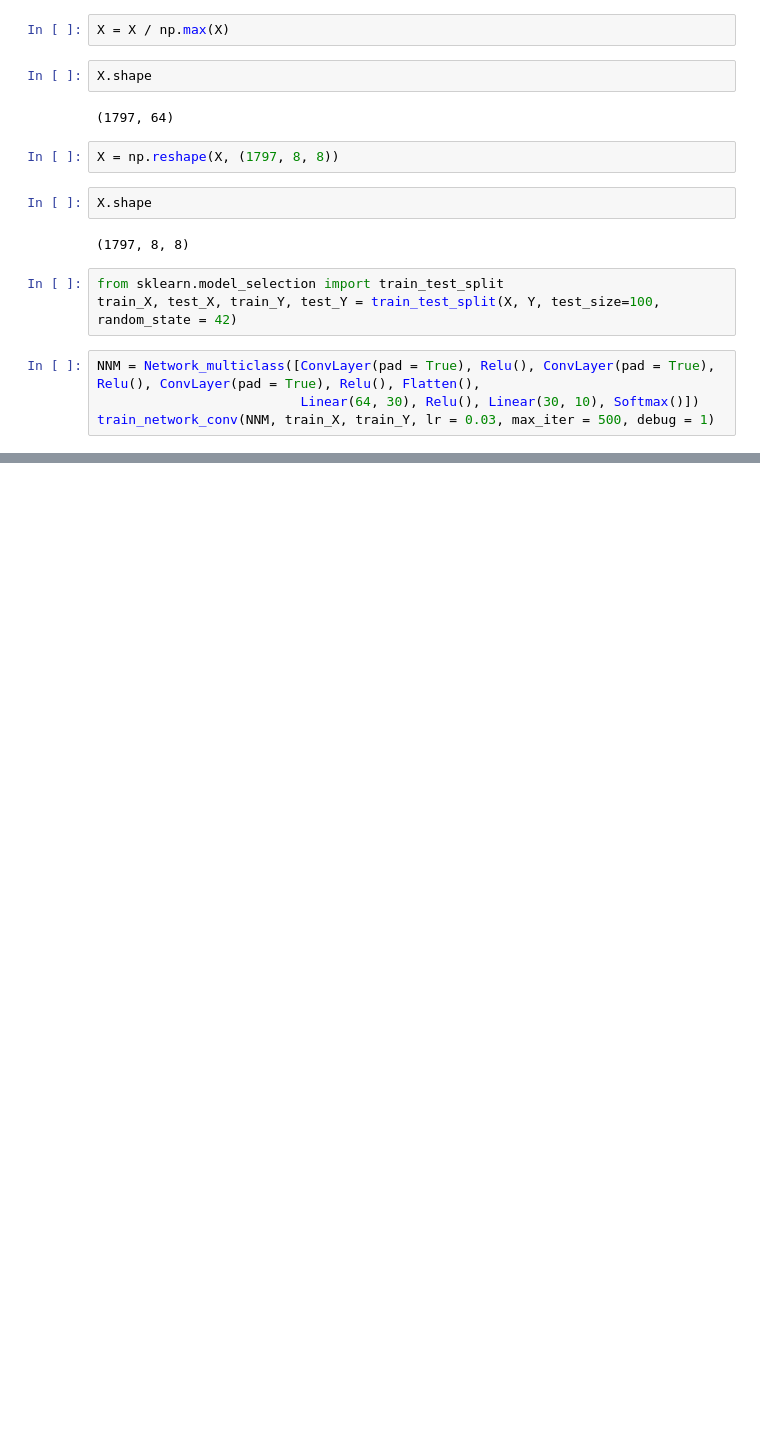
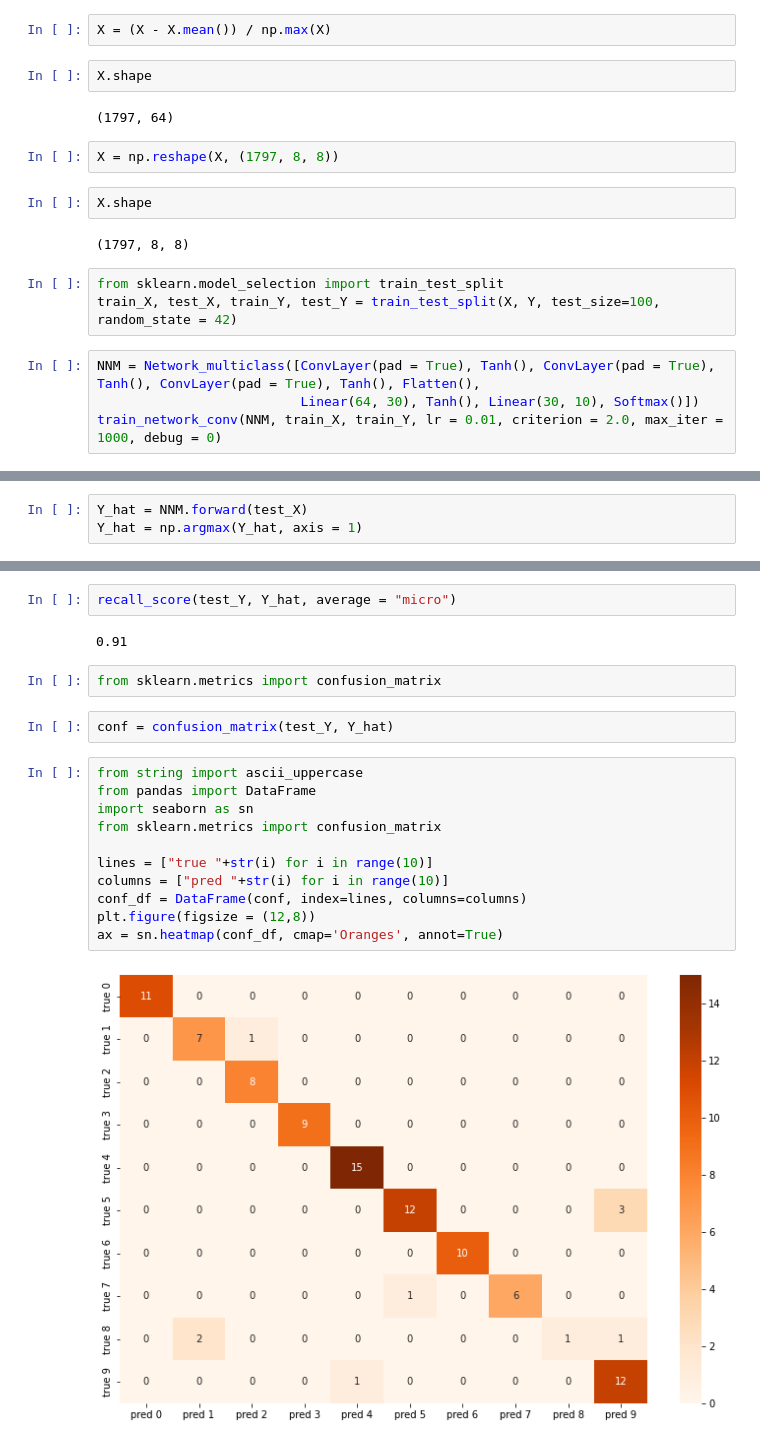
Before and after one commit to yuriy5139/MachineLearning, a Jupyter notebook: Neural Networks Convolutions.ipynb, the cells around one changed output, grey strips where cells are left out. Saved outputs shown, nothing was run; the diff lists cells and outputs as text; blank space fills up the shorter version.

Commit message:
conv layer done

```diff
--- a/Neural Networks Convolutions.ipynb
+++ b/Neural Networks Convolutions.ipynb
@@ -591,7 +606,7 @@ plt.show()
 # %%
 X, Y = digits.data, digits.target
 # %%
-X = X / np.max(X)
+X = (X - X.mean()) / np.max(X)
 # %%
 X.shape
 # %% [output]
@@ -606,7 +621,7 @@ X.shape
 from sklearn.model_selection import train_test_split
 train_X, test_X, train_Y, test_Y = train_test_split(X, Y, test_size=100, random_state = 42)
 # %%
-NNM = Network_multiclass([ConvLayer(pad = True), Relu(), ConvLayer(pad = True), Relu(), ConvLayer(pad = True), Relu(), Flatten(),
-                          Linear(64, 30), Relu(), Linear(30, 10), Softmax()])
-train_network_conv(NNM, train_X, train_Y, lr = 0.03, max_iter = 500, debug = 1)
+NNM = Network_multiclass([ConvLayer(pad = True), Tanh(), ConvLayer(pad = True), Tanh(), ConvLayer(pad = True), Tanh(), Flatten(),
+                          Linear(64, 30), Tanh(), Linear(30, 10), Softmax()])
+train_network_conv(NNM, train_X, train_Y, lr = 0.01, criterion = 2.0, max_iter = 1000, debug = 0)
 # %% [output]
@@ -614,0 +647,3 @@ AxisError: axis 1 is out of bounds for array of dimension 1
+# %%
+Y_hat = NNM.forward(test_X)
+Y_hat = np.argmax(Y_hat, axis = 1)
@@ -614,0 +659,21 @@ AxisError: axis 1 is out of bounds for array of dimension 1
+# %%
+recall_score(test_Y, Y_hat, average = "micro")
+# %% [output]
+0.91
+# %%
+from sklearn.metrics import confusion_matrix
+# %%
+conf = confusion_matrix(test_Y, Y_hat)
+# %%
+from string import ascii_uppercase
+from pandas import DataFrame
+import seaborn as sn
+from sklearn.metrics import confusion_matrix
+
+lines = ["true "+str(i) for i in range(10)]
+columns = ["pred "+str(i) for i in range(10)]
+conf_df = DataFrame(conf, index=lines, columns=columns)
+plt.figure(figsize = (12,8))
+ax = sn.heatmap(conf_df, cmap='Oranges', annot=True)
+# %% [output]
+[figure, added]
```
Also changed, not shown: parts of 25 cells of this notebook.
